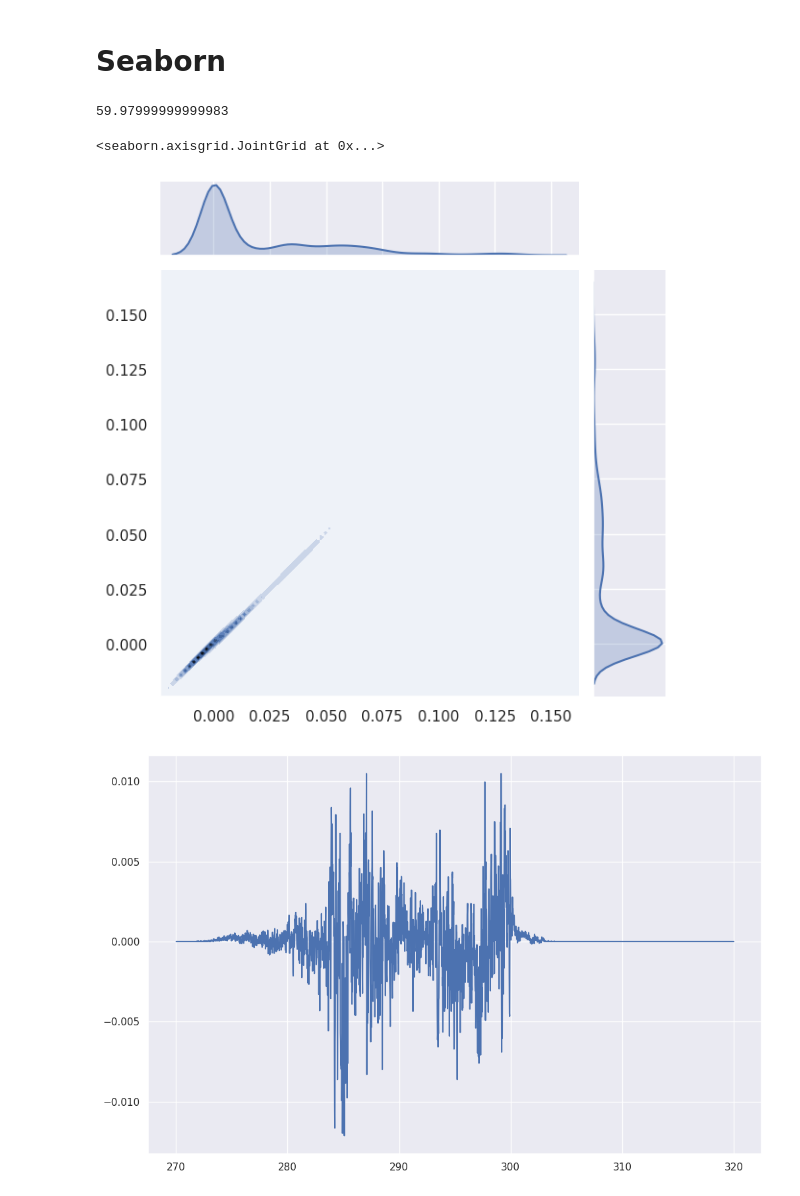
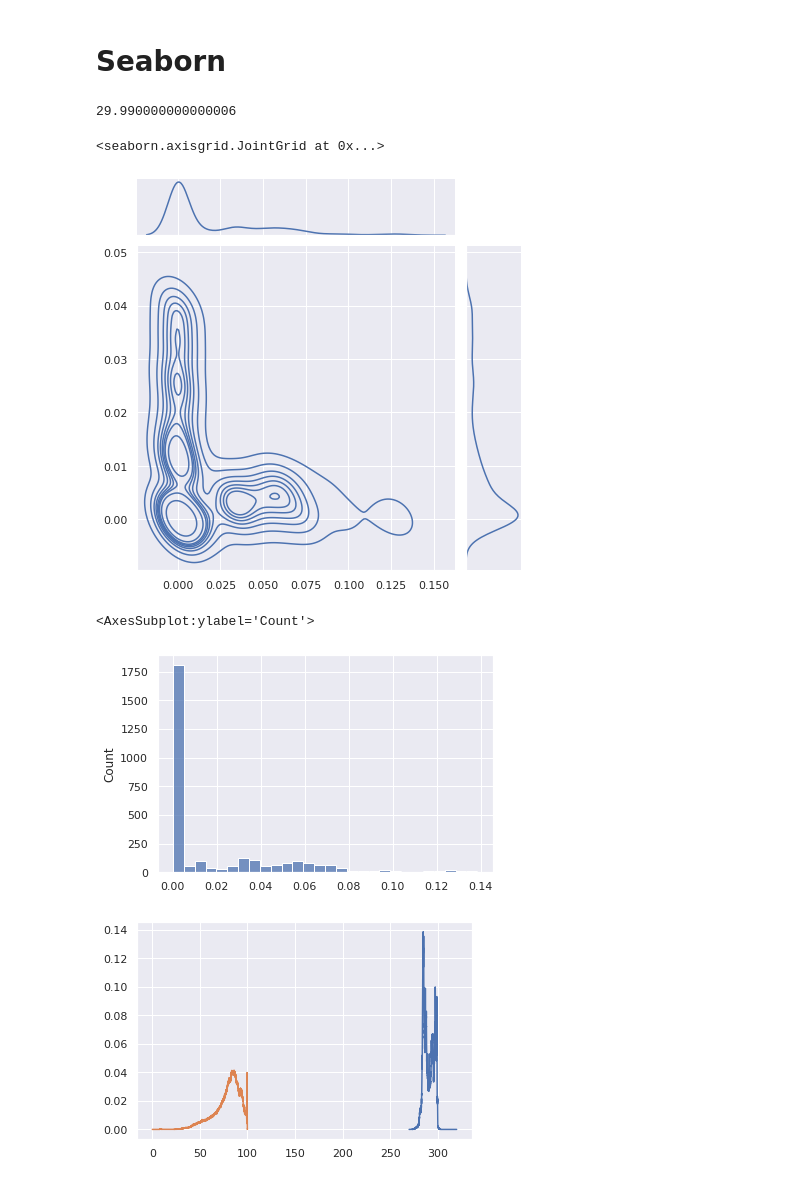
Before and after one commit to LeoMicollet/Downscaling_CM, a Jupyter notebook: dev/Metrics.ipynb, the cells around one changed output. Drawn from its saved outputs; the diff is of its cells as text; code cells hidden in the pictures.

```diff
--- a/dev/Metrics.ipynb
+++ b/dev/Metrics.ipynb
@@ -426,21 +605,28 @@ metrics.multi_scatterplot(day_all, method, 'RELHUM_2M', 'TOT_PR')
 # Seaborn
 # %%
 test1 = day_2km.T_2M.isel(time = 0)
-test2 = bilin_2km.T_2M.isel(time = 0)
-bins = np.linspace(270,320,3000)
+test2 = day_2km.RELHUM_2M.isel(time = 0)
+bins_T = np.linspace(270,320,3000)
+bins_HUM = np.linspace(0,100,3000)
 # %%
-hist1, bins1 = np.histogram(test1.values, bins, density = True) # density normalize the integral
-hist2, bins2 = np.histogram(test2.values, bins, density = True)
+hist1, bins1 = np.histogram(test1.values, bins_T, density = True) # density normalize the integral
+hist2, bins2 = np.histogram(test2.values, bins_HUM, density = True)
 hist2.sum()
 # %% [output]
-59.97999999999983
+29.990000000000006
 # %%
 sns.jointplot(hist1,hist2, kind="kde")
 # %% [output]
 <seaborn.axisgrid.JointGrid at 0x...>
-[figure, old version]
+[figure, new version]
+# %%
+sns.histplot(x = hist1)
+# %% [output]
+<AxesSubplot:ylabel='Count'>
+[figure, added]
 # %%
-sns.lineplot(bins[1:], hist1 - hist2)
+sns.lineplot(bins_T[1:], hist1)
+sns.lineplot(bins_HUM[1:], hist2)
 plt.show()
 # %% [output]
-[figure, old version]
+[figure, new version]
```
Also changed, not shown: parts of 71 cells of this notebook, 4 other files.
